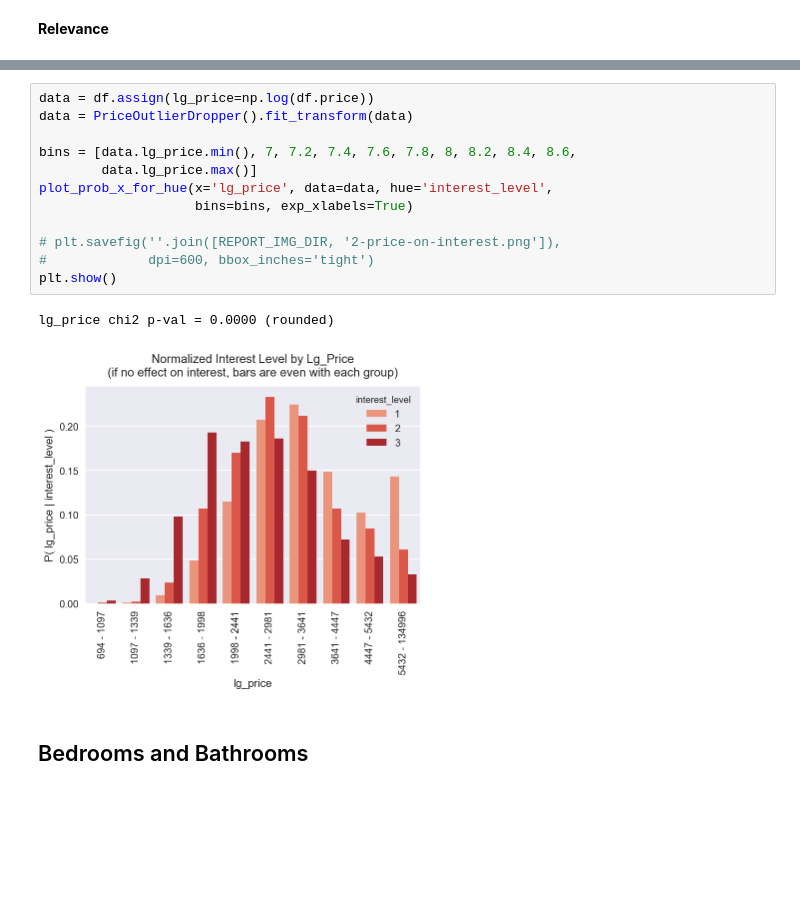
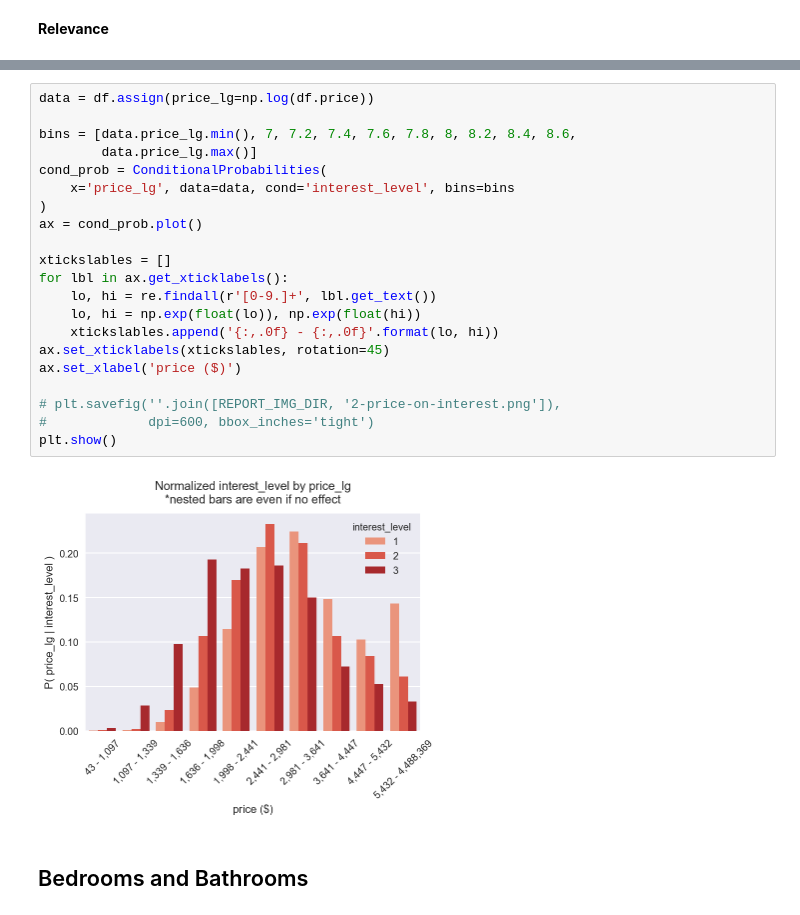
Before and after one commit to mdlynch37/kaggle-rental-interest, a Jupyter notebook: Executable/Feature-Engineering.ipynb, the cells around one changed output, grey strips where cells are left out. Saved outputs shown, nothing was run; the diff lists cells and outputs as text; blank space fills up the shorter version.

```diff
--- a/Executable/Feature-Engineering.ipynb
+++ b/Executable/Feature-Engineering.ipynb
@@ -457,18 +414,26 @@ plt.xlim(0, 10000)
 # %%
-data = df.assign(lg_price=np.log(df.price))
-data = PriceOutlierDropper().fit_transform(data)
+data = df.assign(price_lg=np.log(df.price))
 
-bins = [data.lg_price.min(), 7, 7.2, 7.4, 7.6, 7.8, 8, 8.2, 8.4, 8.6,
-        data.lg_price.max()]
-plot_prob_x_for_hue(x='lg_price', data=data, hue='interest_level',
-                    bins=bins, exp_xlabels=True)
+bins = [data.price_lg.min(), 7, 7.2, 7.4, 7.6, 7.8, 8, 8.2, 8.4, 8.6,
+        data.price_lg.max()]
+cond_prob = ConditionalProbabilities(
+    x='price_lg', data=data, cond='interest_level', bins=bins
+)
+ax = cond_prob.plot()
+
+xtickslables = []
+for lbl in ax.get_xticklabels():
+    lo, hi = re.findall(r'[0-9.]+', lbl.get_text())
+    lo, hi = np.exp(float(lo)), np.exp(float(hi))
+    xtickslables.append('{:,.0f} - {:,.0f}'.format(lo, hi))
+ax.set_xticklabels(xtickslables, rotation=45)
+ax.set_xlabel('price ($)')
 
 # plt.savefig(''.join([REPORT_IMG_DIR, '2-price-on-interest.png']),
 #             dpi=600, bbox_inches='tight')
 plt.show()
 # %% [output]
-lg_price chi2 p-val = 0.0000 (rounded)
-[figure, old version]
+[figure, new version]
 # %% [markdown]
 ## Bedrooms and Bathrooms
 # %%
```
Also changed, not shown: parts of 69 cells of this notebook, 5 other files.
